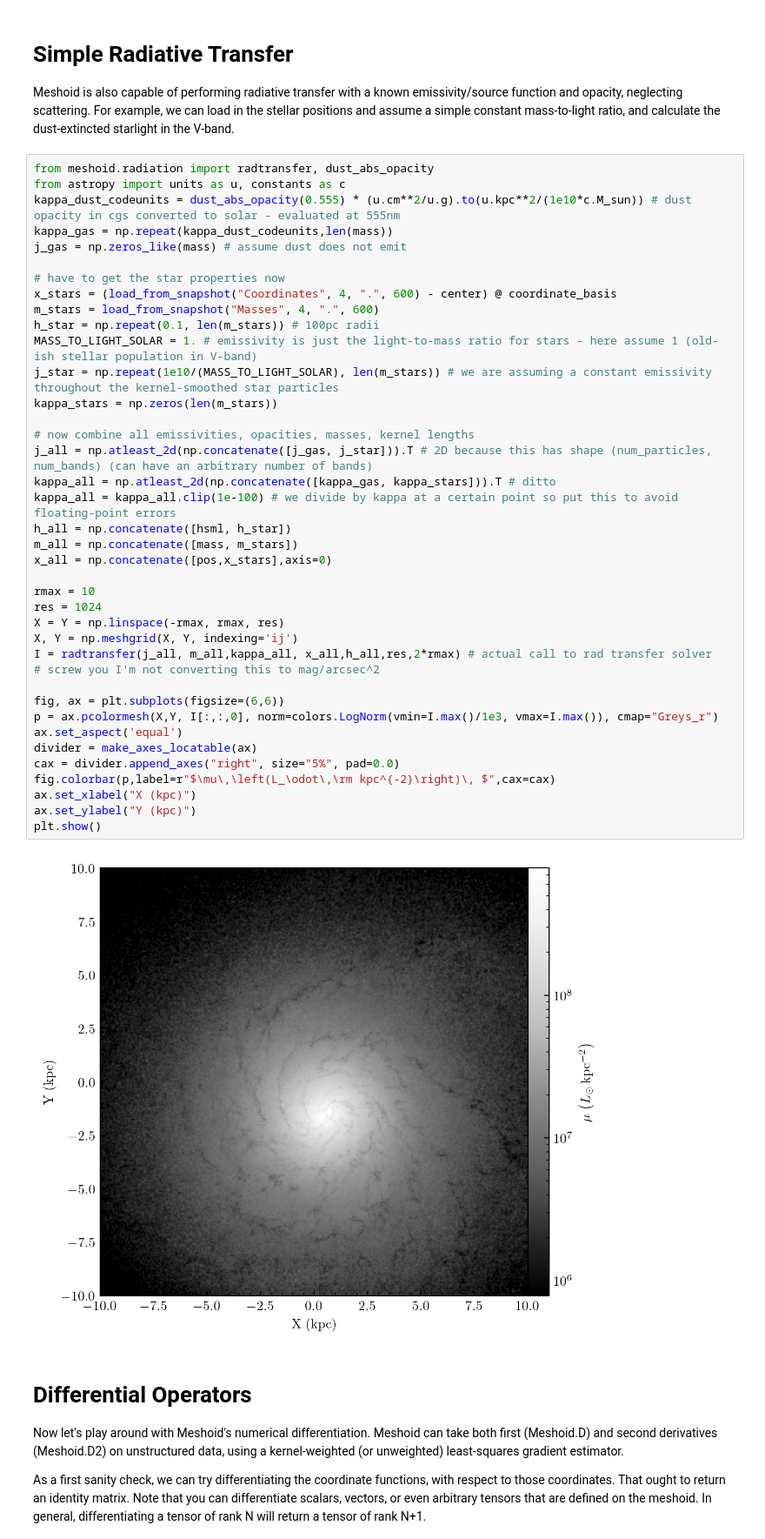
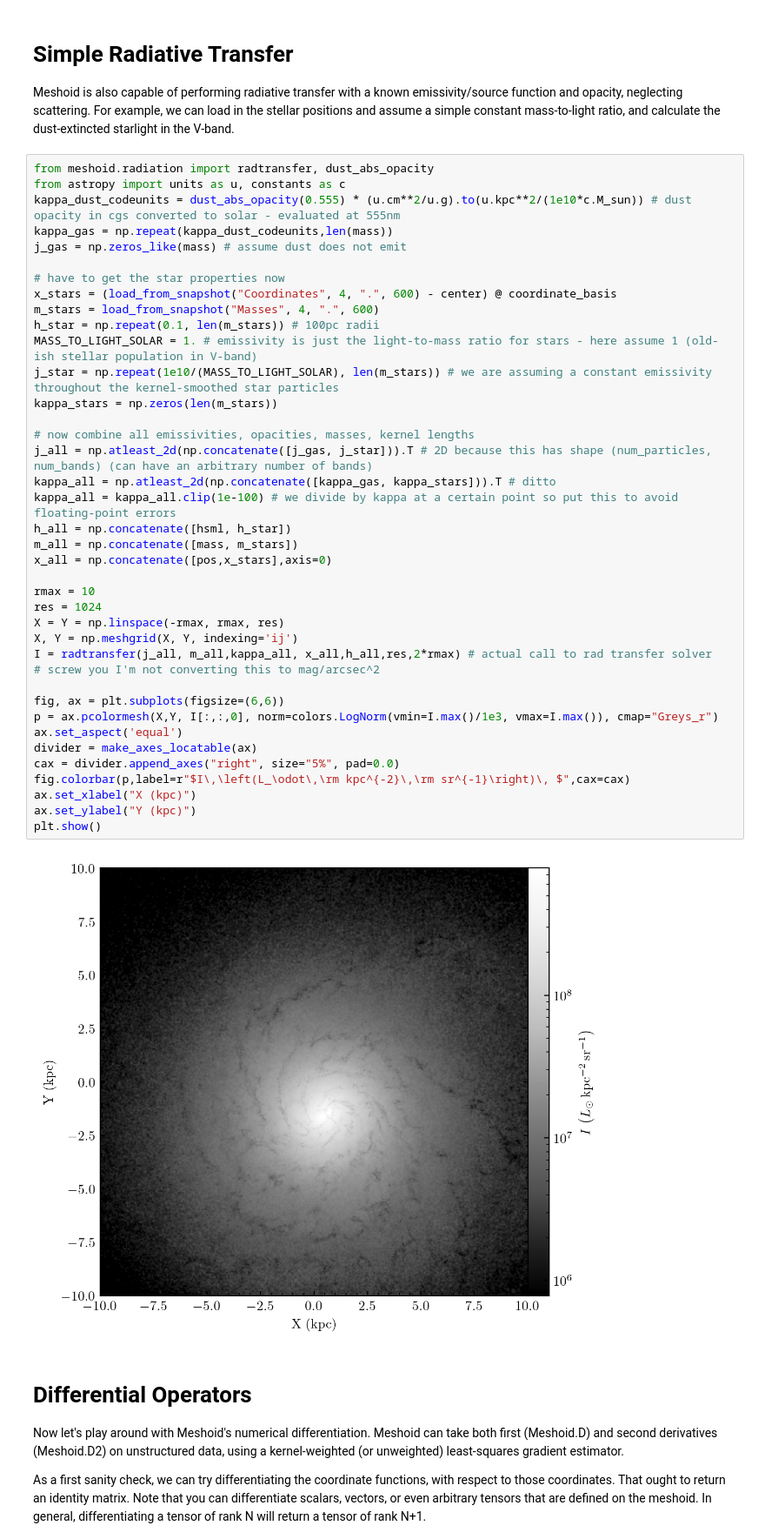
Before and after one commit to mikegrudic/meshoid, a Jupyter notebook: examples/MeshoidTest.ipynb, the cells around one changed output. Shown at 87% size. Cells and saved outputs as stored; diff of their text form.

Commit message:
docs: label in plot

```diff
--- a/examples/MeshoidTest.ipynb
+++ b/examples/MeshoidTest.ipynb
@@ -106,35 +106,35 @@ x_stars = (load_from_snapshot("Coordinates", 4, ".", 600) - center) @ coordinate
 m_stars = load_from_snapshot("Masses", 4, ".", 600)
 h_star = np.repeat(0.1, len(m_stars)) # 100pc radii
 MASS_TO_LIGHT_SOLAR = 1. # emissivity is just the light-to-mass ratio for stars - here assume 1 (old-ish stellar population in V-band)
 j_star = np.repeat(1e10/(MASS_TO_LIGHT_SOLAR), len(m_stars)) # we are assuming a constant emissivity throughout the kernel-smoothed star particles
 kappa_stars = np.zeros(len(m_stars))
 
 # now combine all emissivities, opacities, masses, kernel lengths
 j_all = np.atleast_2d(np.concatenate([j_gas, j_star])).T # 2D because this has shape (num_particles, num_bands) (can have an arbitrary number of bands)
 kappa_all = np.atleast_2d(np.concatenate([kappa_gas, kappa_stars])).T # ditto
 kappa_all = kappa_all.clip(1e-100) # we divide by kappa at a certain point so put this to avoid floating-point errors
 h_all = np.concatenate([hsml, h_star])
 m_all = np.concatenate([mass, m_stars])
 x_all = np.concatenate([pos,x_stars],axis=0)
 
 rmax = 10
 res = 1024
 X = Y = np.linspace(-rmax, rmax, res)
 X, Y = np.meshgrid(X, Y, indexing='ij')
 I = radtransfer(j_all, m_all,kappa_all, x_all,h_all,res,2*rmax) # actual call to rad transfer solver
 # screw you I'm not converting this to mag/arcsec^2
 
 fig, ax = plt.subplots(figsize=(6,6))
 p = ax.pcolormesh(X,Y, I[:,:,0], norm=colors.LogNorm(vmin=I.max()/1e3, vmax=I.max()), cmap="Greys_r")
 ax.set_aspect('equal')
 divider = make_axes_locatable(ax)
 cax = divider.append_axes("right", size="5%", pad=0.0)
-fig.colorbar(p,label=r"$\mu\,\left(L_\odot\,\rm kpc^{-2}\right)\, $",cax=cax)
+fig.colorbar(p,label=r"$I\,\left(L_\odot\,\rm kpc^{-2}\,\rm sr^{-1}\right)\, $",cax=cax)
 ax.set_xlabel("X (kpc)")
 ax.set_ylabel("Y (kpc)")
 plt.show()
 # %% [output]
-[figure, old version]
+[figure, new version]
 # %% [markdown]
 # Differential Operators
 
```
Also changed, not shown: 5 other files.
